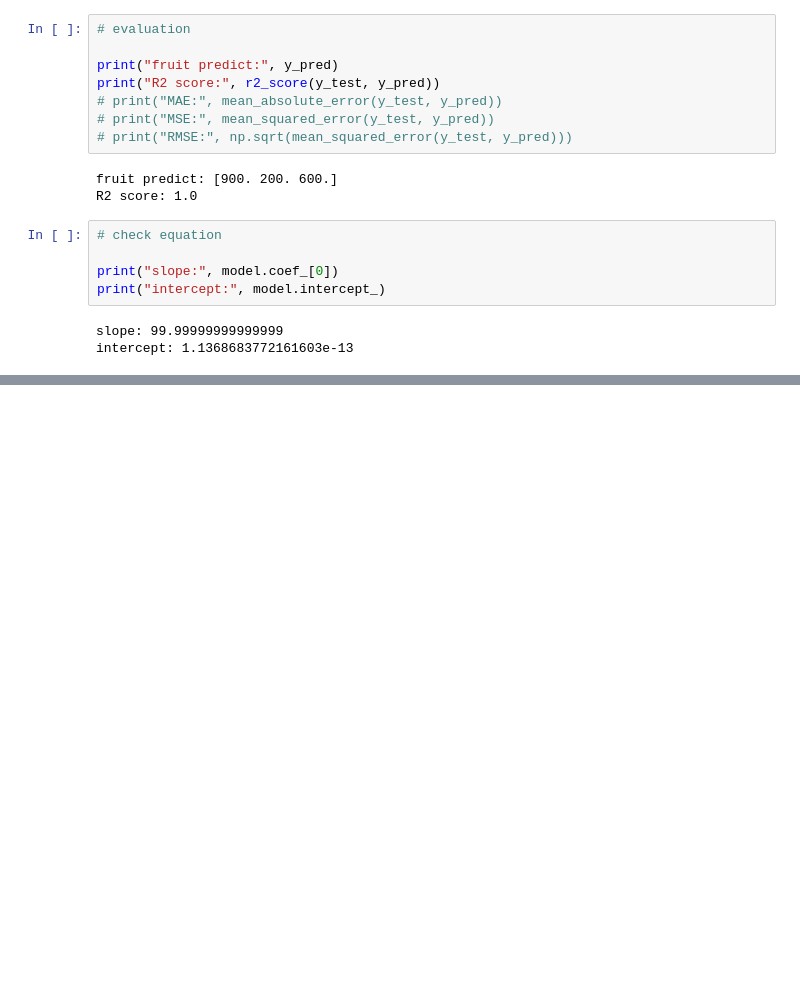
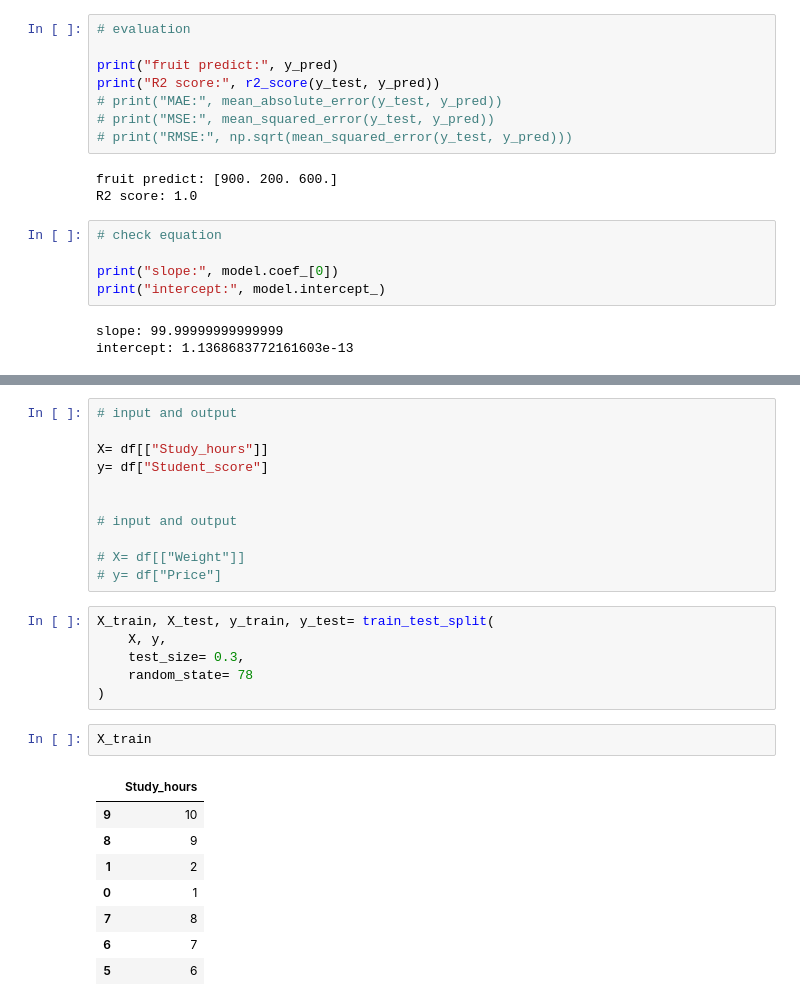
Before and after one commit to ankita14rai-nov/Stastistics_Mathematics, a Jupyter notebook: linear_regression.ipynb, the cells around one changed output, grey strips where cells are left out. Saved outputs shown, nothing was run; the diff lists cells and outputs as text; blank space fills up the shorter version.

```diff
--- a/linear_regression.ipynb
+++ b/linear_regression.ipynb
@@ -82,0 +102,28 @@ intercept: 1.1368683772161603e-13
+# %%
+# input and output
+
+X= df[["Study_hours"]]
+y= df["Student_score"]
+
+
+# input and output
+
+# X= df[["Weight"]]
+# y= df["Price"]
+# %%
+X_train, X_test, y_train, y_test= train_test_split(
+    X, y,
+    test_size= 0.3,
+    random_state= 78
+)
+# %%
+X_train
+# %% [output]
+|  | Study_hours |
+| 9 | 10 |
+| 8 | 9 |
+| 1 | 2 |
+| 0 | 1 |
+| 7 | 8 |
+| 6 | 7 |
+| 5 | 6 |
```
Also changed, not shown: parts of 7 cells of this notebook, 1 other file.
